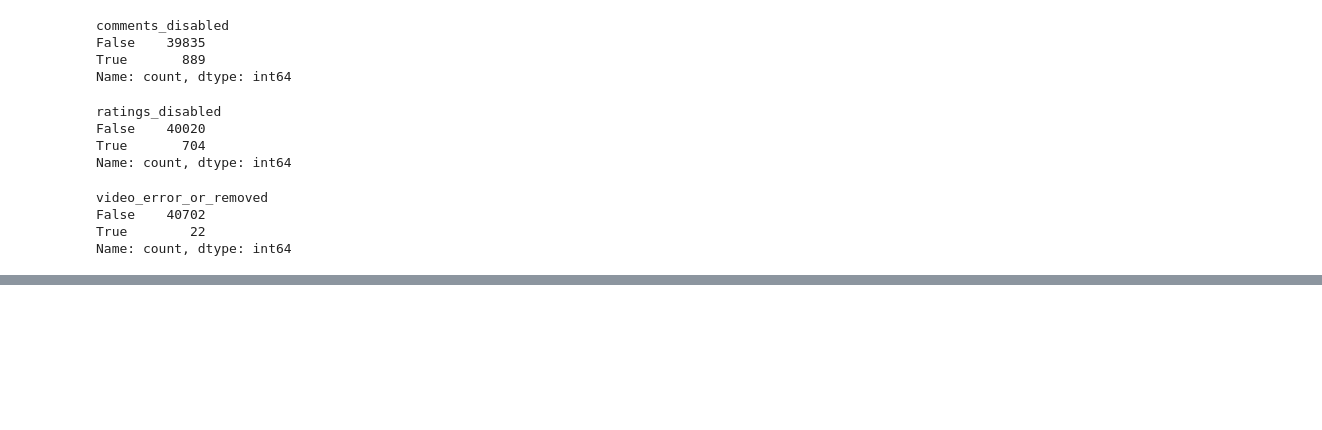
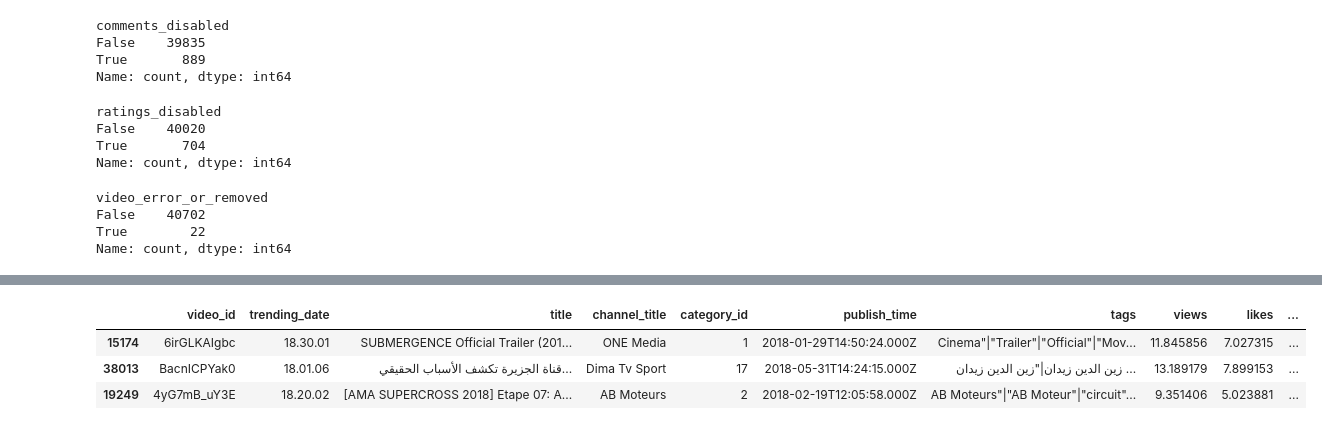
Before and after one commit to QuispeAyalaDiego/Trending-Youtube-FR-G02, a Jupyter notebook: Data-Analysis.ipynb, the cells around one changed output, grey strips where cells are left out. Saved outputs shown, nothing was run; the diff lists cells and outputs as text; code cells hidden in the pictures; blank space fills up the shorter version.

```diff
--- a/Data-Analysis.ipynb
+++ b/Data-Analysis.ipynb
@@ -137,0 +187,7 @@ Columnas Inecesarias:
+# %%
+FR_df.sample(3)
+# %% [output]
+|  | video_id | trending_date | title | channel_title | category_id | publish_time | tags | views | likes | ... |
+| 15174 | 6irGLKAIgbc | 18.30.01 | SUBMЕRGЕNCЕ Official Trailer (201... | ONE Media | 1 | 2018-01-29T14:50:24.000Z | Cinema"|"Trailer"|"Official"|"Mov... | 11.845856 | 7.027315 | ... |
+| 38013 | BacnICPYak0 | 18.01.06 | قناة الجزيرة تكشف الأسباب الحقيقي... | Dima Tv Sport | 17 | 2018-05-31T14:24:15.000Z | زين الدين زيدان|"زين الدين زيدان ... | 13.189179 | 7.899153 | ... |
+| 19249 | 4yG7mB_uY3E | 18.20.02 | [AMA SUPERCROSS 2018] Etape 07: A... | AB Moteurs | 2 | 2018-02-19T12:05:58.000Z | AB Moteurs"|"AB Moteur"|"circuit"... | 9.351406 | 5.023881 | ... |
```
Also changed, not shown: parts of 10 cells of this notebook.
